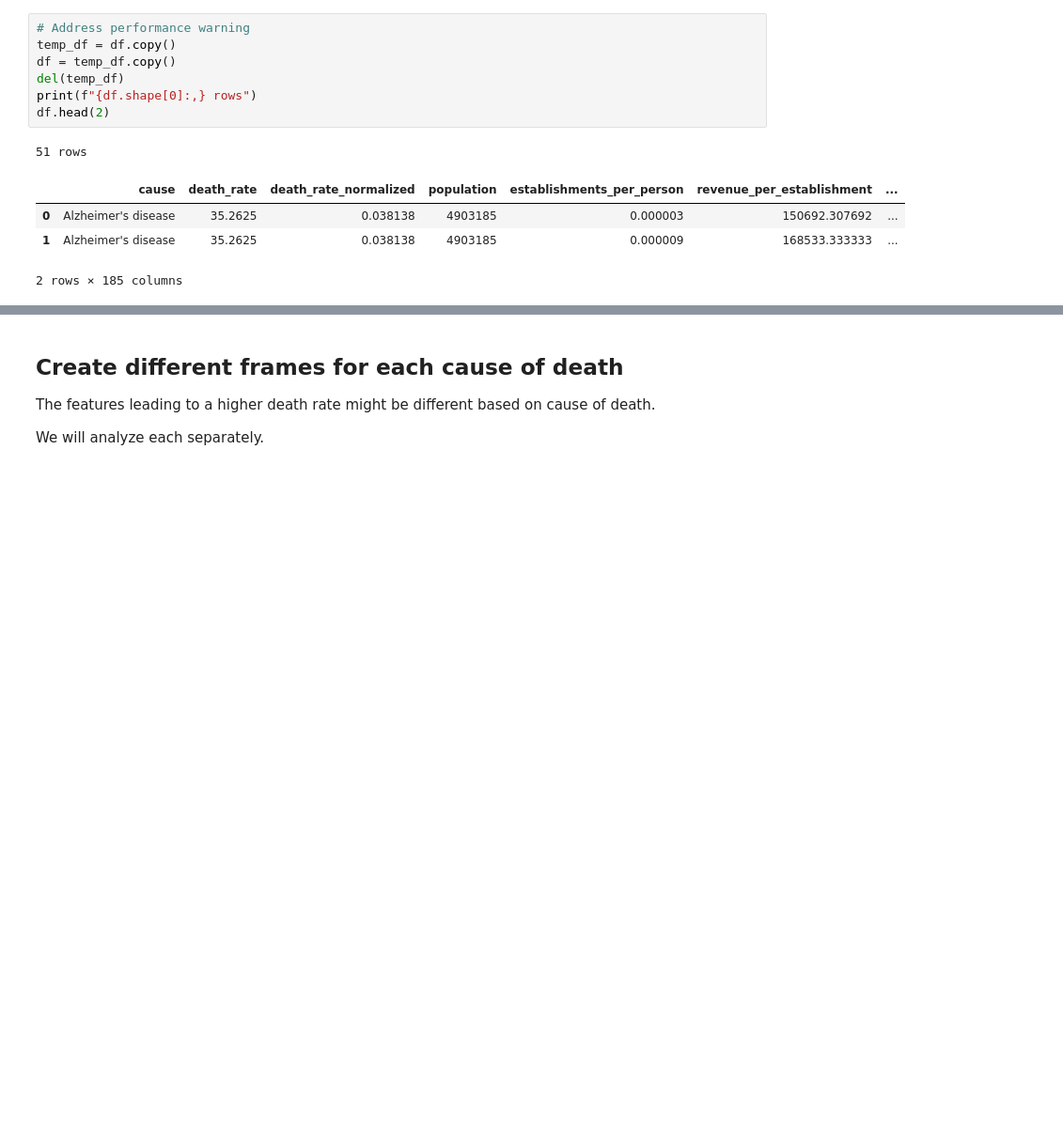
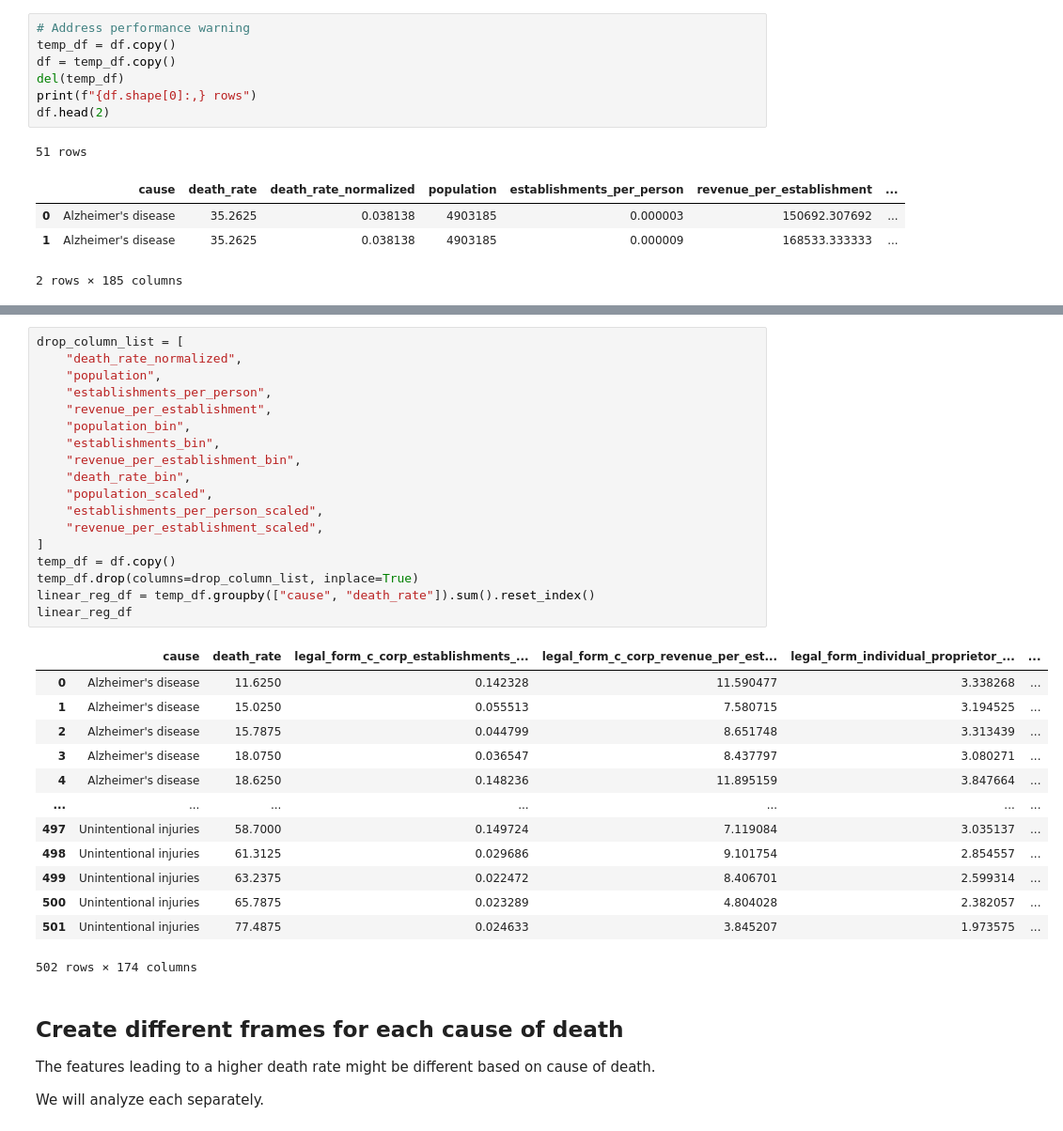
Before and after one commit to jsf80238/data_science, a Jupyter notebook: notebooks/death_rate.ipynb, the cells around one changed output, grey strips where cells are left out. Shown: that part at 94% size. Saved outputs shown, nothing was run; the diff lists cells and outputs as text; blank space fills up the shorter version.

```diff
--- a/notebooks/death_rate.ipynb
+++ b/notebooks/death_rate.ipynb
@@ -1027,3 +1047,35 @@ df.head(2)
+# %%
+drop_column_list = [
+    "death_rate_normalized",
+    "population",
+    "establishments_per_person",
+    "revenue_per_establishment",
+    "population_bin",
+    "establishments_bin",
+    "revenue_per_establishment_bin",
+    "death_rate_bin",
+    "population_scaled",
+    "establishments_per_person_scaled",
+    "revenue_per_establishment_scaled",
+]
+temp_df = df.copy()
+temp_df.drop(columns=drop_column_list, inplace=True)
+linear_reg_df = temp_df.groupby(["cause", "death_rate"]).sum().reset_index()
+linear_reg_df
+# %% [output]
+|  | cause | death_rate | legal_form_c_corp_establishments_... | legal_form_c_corp_revenue_per_est... | legal_form_individual_proprietor_... | ... |
+| 0 | Alzheimer's disease | 11.6250 | 0.142328 | 11.590477 | 3.338268 | ... |
+| 1 | Alzheimer's disease | 15.0250 | 0.055513 | 7.580715 | 3.194525 | ... |
+| 2 | Alzheimer's disease | 15.7875 | 0.044799 | 8.651748 | 3.313439 | ... |
+| 3 | Alzheimer's disease | 18.0750 | 0.036547 | 8.437797 | 3.080271 | ... |
+| 4 | Alzheimer's disease | 18.6250 | 0.148236 | 11.895159 | 3.847664 | ... |
+| ... | ... | ... | ... | ... | ... | ... |
+| 497 | Unintentional injuries | 58.7000 | 0.149724 | 7.119084 | 3.035137 | ... |
+| 498 | Unintentional injuries | 61.3125 | 0.029686 | 9.101754 | 2.854557 | ... |
+| 499 | Unintentional injuries | 63.2375 | 0.022472 | 8.406701 | 2.599314 | ... |
+| 500 | Unintentional injuries | 65.7875 | 0.023289 | 4.804028 | 2.382057 | ... |
+| 501 | Unintentional injuries | 77.4875 | 0.024633 | 3.845207 | 1.973575 | ... |
+502 rows × 174 columns
 # %% [markdown]
 ## Create different frames for each cause of death
 The features leading to a higher death rate might be different based on cause of death.
```
Also changed, not shown: parts of 5 cells of this notebook.
